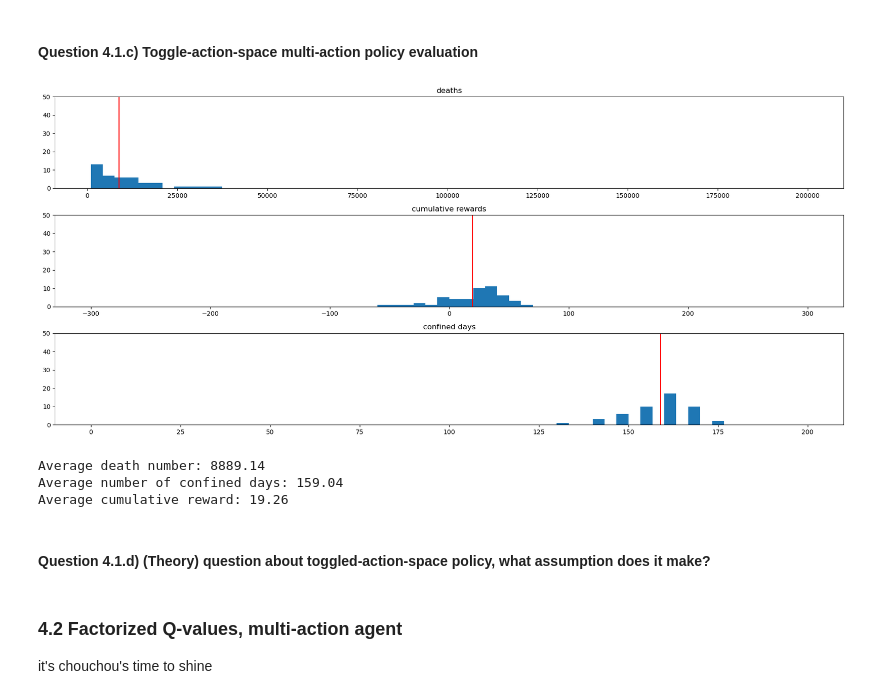
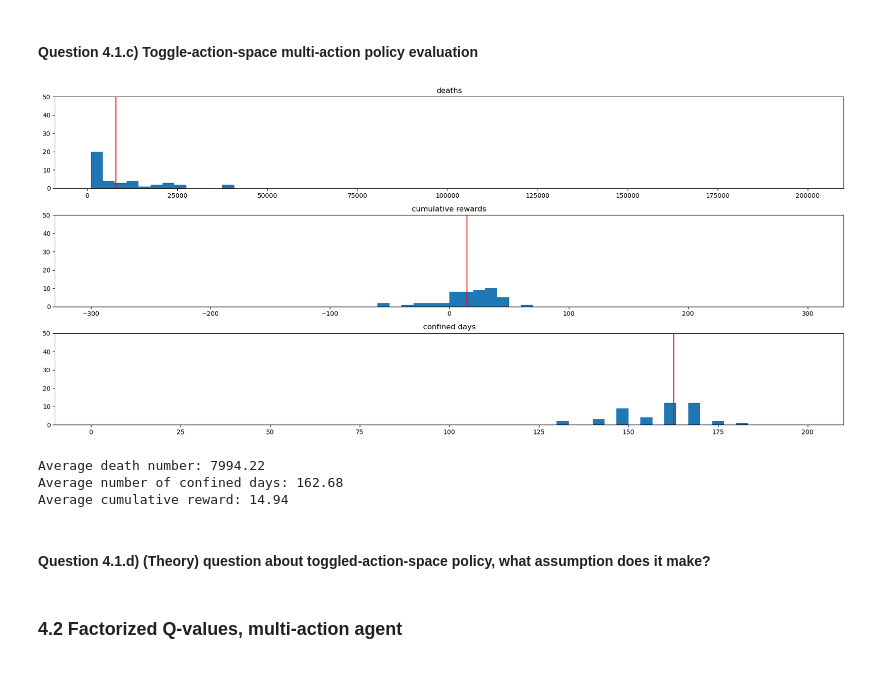
Before and after one commit to hichemhadhri/Miniproject_DQN-2, a Jupyter notebook: final.ipynb, the cells around one changed output. Drawn from its saved outputs; the diff is of its cells as text; code cells hidden in the pictures.

```diff
--- a/final.ipynb
+++ b/final.ipynb
@@ -577,7 +556,7 @@ observation_space   =   spaces.Box( low=0,
                                     dtype=np.float16)
 
 # Define the environment
-env = Env(dyn, action_space=action_space, observation_space=observation_space, action_preprocessor=Utils.action_preprocessor,observation_preprocessor=Utils.observation_preprocessor)
+env = Env(dyn, action_space=action_space, observation_space=observation_space, action_preprocessor=action_preprocessor,observation_preprocessor=observation_preprocessor)
 
 # Define the agent
 
@@ -604,6 +583,7 @@ eval_trace = np.zeros((num_traces, num_episodes))
 
 
 for trace in range(num_traces):
+    agent.reset()
     # Loop over the episodes
     for episode in range(num_episodes):
         # Run an episode
@@ -968,14 +955,14 @@ Question 4.1.a) (Theory) Action space design TODO
 # %%
 class QAgentMulti(Agent):
 
-    def __init__(self, env,device,input_size):
+    def __init__(self, env,device,input_size,lr=LR):
         self.env = env
-
+        self.lr = lr
         self.policy_network = QLearningModel(input_size=input_size,output_size=5)
         self.target_network = QLearningModel(input_size=input_size,output_size=5)
         self.target_network.load_state_dict(self.policy_network.state_dict())
         self.input_size = input_size
-        self.optimizer = torch.optim.AdamW(agent.policy_network.parameters(), lr=LR,amsgrad=True)
+        self.optimizer = torch.optim.AdamW(self.policy_network.parameters(), lr=self.lr,amsgrad=True)
 
         self.memory = ReplayMemory(20000)
         self.device = device
@@ -1018,6 +1005,7 @@ class QAgentMulti(Agent):
 
         state_batch = torch.cat(batch.state)
         action_batch = torch.cat(batch.action)
+
         reward_batch = torch.cat(batch.reward)
 
 
@@ -1049,7 +1037,7 @@ class QAgentMulti(Agent):
         self.optimizer.zero_grad()
         loss.backward()
         # In-place gradient clipping
-        torch.nn.utils.clip_grad_value_(self.policy_network.parameters(), 100)
+       # torch.nn.utils.clip_grad_value_(self.policy_network.parameters(), 100)
 
         self.optimizer.step()
 
@@ -1069,6 +1057,8 @@ class QAgentMulti(Agent):
         self.policy_network = QLearningModel(input_size=self.input_size,output_size=5)
         self.target_network = QLearningModel(input_size=self.input_size,output_size=5)
         self.target_network.load_state_dict(self.policy_network.state_dict())
+        self.optimizer = torch.optim.AdamW(self.policy_network.parameters(), lr=self.lr,amsgrad=True)
+
         self.memory = ReplayMemory(20000)
 
     def act(self, obs,eps,eps_decay=False,eps_min=None,num_episodes=None,episode=None):
@@ -1093,8 +1104,7 @@ class QAgentMulti(Agent):
 # Learning rate reduced
 LR = 1e-4
 
-# seed the random number generator for reproductibility
-random.seed(seed)
+
 
 # set the device
 device = torch.device("cuda" if torch.cuda.is_available() else "cpu")
@@ -1105,17 +1115,20 @@ dyn = ModelDynamics('config/switzerland.yaml')
 # define the action space
 action_space  =   spaces.Discrete(5)
 
-
+# define the observation space
+observation_space   =   spaces.Box( low=0,
+                                    high=1,
+                                    shape=(2, dyn.n_cities, dyn.env_step_length),
+                                    dtype=np.float16)
 
 
 # Define the environment
-env = Env(dyn, action_space=action_space, observation_space=None, action_preprocessor=Utils.action_preprocessor,observation_preprocessor=Utils.observation_preprocessor_action)
+env = Env(dyn, action_space=action_space, observation_space=None, action_preprocessor=action_preprocessor_toggle,observation_preprocessor=observation_preprocessor_action)
 
 
 # Define the agent
-agent = QAgentMulti(env, device , dyn.n_cities * 2 * dyn.env_step_length +4 )
-# Define the optimizer
-optimizer = torch.optim.Adam(agent.policy_network.parameters(), lr=LR)
+agent = QAgentMulti(env, device , dyn.n_cities * 2 * dyn.env_step_length +4 ,lr=LR)
+
 
 # Define the number of episodes
 num_episodes = 500
@@ -1152,16 +1165,13 @@ for trace in range(num_traces):
             next_obs, R, done, info = env.step(action)
 
 
-
-
-
             if done:
                 next_obs = None
 
 
             agent.remember(obs, action, next_obs,R )
             obs = next_obs
-            cumulative_reward += int(R)
+            cumulative_reward += float(R)
 
               # Run a traing step
             agent.optimize_model(episode=episode)
@@ -1175,19 +1185,19 @@ for trace in range(num_traces):
         if episode % 50 == 0 or episode == num_episodes - 1:
             eval_cumulative_reward = 0
             for eval_episode in range(num_eval_episodes):
-                obs, info = env.reset(seed+episode+eval_episode)
+                obs, info = env.reset(seed+eval_episode)
                 done = False
 
                 while not done:
                     action = agent.act(obs, eps=0.0)
 
                     obs, R, done, info = env.step(action)
-                    eval_cumulative_reward += R
+                    eval_cumulative_reward += float(R)
 
 
 
 
-            eval_average_reward = int(eval_cumulative_reward / num_eval_episodes)
+            eval_average_reward = eval_cumulative_reward / num_eval_episodes
 
             if eval_average_reward > best_reward:
                 agent.save_model(savepath='models/best_model_multi')
@@ -1248,7 +1263,7 @@ observation_space   =   spaces.Box( low=0,
                                     shape=(2, dyn.n_cities, dyn.env_step_length),
                                     dtype=np.float16)
 # Define the environment
-env = Env(dyn, action_space=action_space, observation_space=observation_space, action_preprocessor=Utils.action_preprocessor,observation_preprocessor=Utils.observation_preprocessor_action)
+env = Env(dyn, action_space=action_space, observation_space=observation_space, action_preprocessor=action_preprocessor_toggle,observation_preprocessor=observation_preprocessor_action)
 
 # Define the agent
 agent = QAgentMulti(env, device , dyn.n_cities * 2 * dyn.env_step_length +4 )
@@ -1290,7 +1307,7 @@ observation_space   =   spaces.Box( low=0,
                                     shape=(2, dyn.n_cities, dyn.env_step_length),
                                     dtype=np.float16)
 # Define the environment
-env = Env(dyn, action_space=action_space, observation_space=observation_space, action_preprocessor=Utils.action_preprocessor,observation_preprocessor=Utils.observation_preprocessor_action)
+env = Env(dyn, action_space=action_space, observation_space=observation_space, action_preprocessor=action_preprocessor_toggle,observation_preprocessor=observation_preprocessor_action)
 
 # Define the agent
 agent = QAgentMulti(env, device , dyn.n_cities * 2 * dyn.env_step_length +4 )
@@ -1325,39 +1342,38 @@ for trace in range(50):
 
     # compute the number of days in confinement
     nb_comfinement = np.sum(actions['confinement']) * 7
     nb_all_confinement.append(nb_comfinement)
 
     # compute the cumulative reward
     cumulative_rewards = sum(Rs)
     nb_all_rewards.append(int(cumulative_rewards))
 
     # compute the number of deaths
     nb_deaths = total['dead'][-1]
     nb_all_deaths.append(nb_deaths)
 
 
 
 """ Plot """
 fig, ax = plt.subplots(3,figsize=(18,8))
 
 hist_avg(ax[0], nb_all_deaths,'deaths')
 hist_avg(ax[1], nb_all_rewards,'cumulative rewards')
 hist_avg(ax[2], nb_all_confinement,'confined days')
 
 fig.tight_layout()
 plt.show()
 
 """ Print """
 print(f'Average death number: {np.mean(nb_all_deaths)}')
 print(f'Average number of confined days: {np.mean(nb_all_confinement)}')
 print(f'Average cumulative reward: {np.mean(nb_all_rewards)}')
 # %% [output]
-[figure, old version]
+[figure, new version]
-Average death number: 8889.14
-Average number of confined days: 159.04
-Average cumulative reward: 19.26
+Average death number: 7994.22
+Average number of confined days: 162.68
+Average cumulative reward: 14.94
 # %% [markdown]
 #### Question 4.1.d) (Theory) question about toggled-action-space policy, what assumption does it make?
 # %% [markdown]
 ### 4.2 Factorized Q-values, multi-action agent
-it's chouchou's time to shine
```
Also changed, not shown: parts of 31 cells of this notebook, 6 other files.
